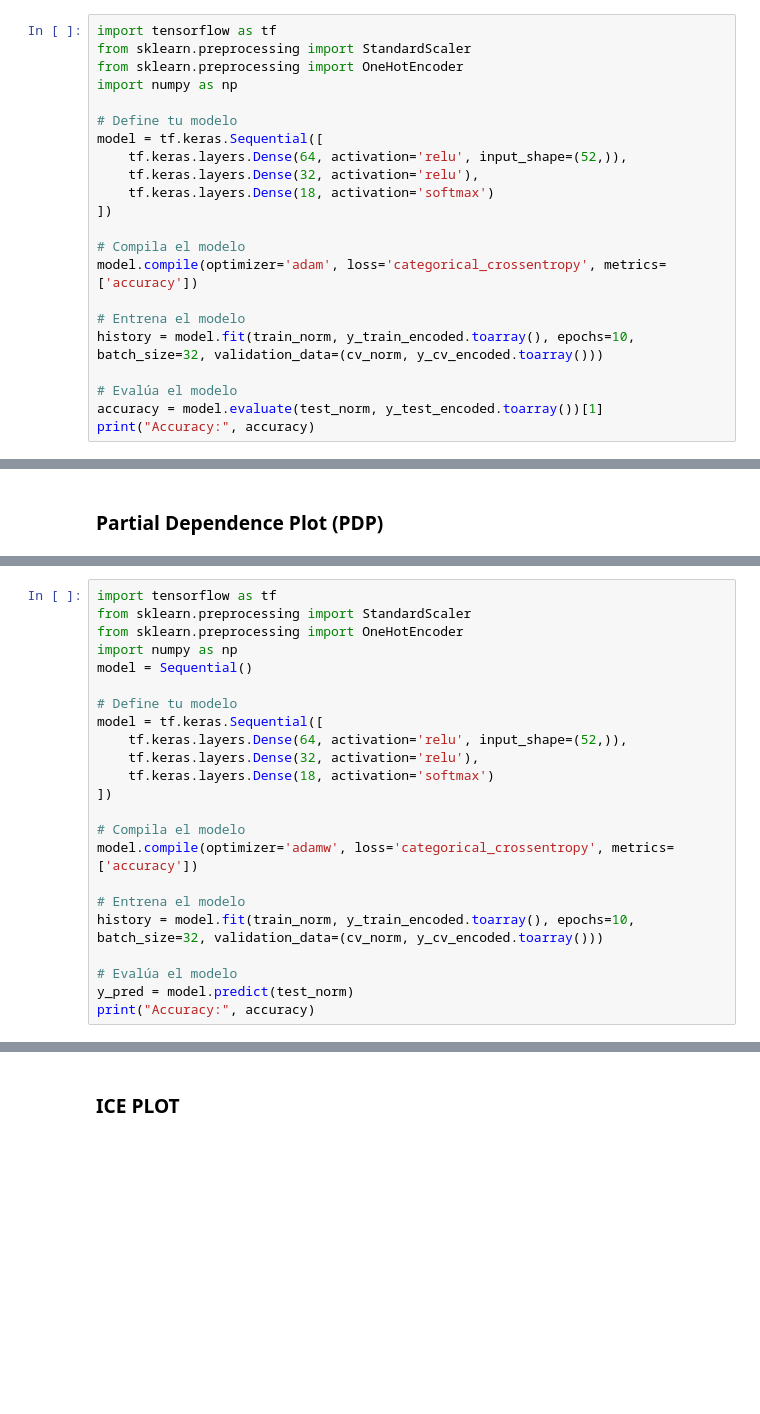
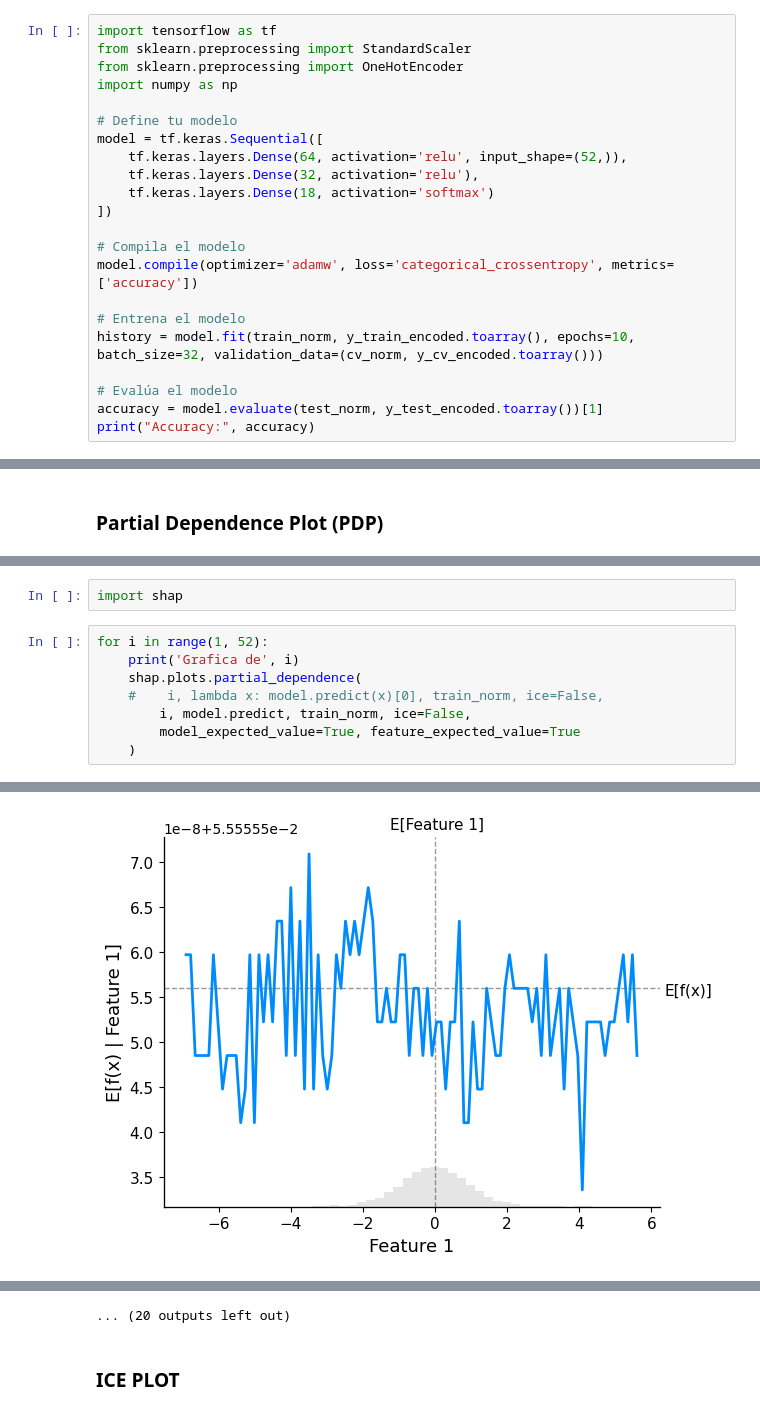
Before and after one commit to inmapercu/TFG, a Jupyter notebook: TEP.ipynb, the cells around one changed output, grey strips where cells are left out. Cells and saved outputs as stored; diff of their text form; blank space fills up the shorter version.

Commit message:
feat: new notebook for plot PDP and analyze behvior

```diff
--- a/TEP.ipynb
+++ b/TEP.ipynb
@@ -252,7 +252,7 @@ model = tf.keras.Sequential([
 ])
 
 # Compila el modelo
-model.compile(optimizer='adam', loss='categorical_crossentropy', metrics=['accuracy'])
+model.compile(optimizer='adamw', loss='categorical_crossentropy', metrics=['accuracy'])
 
 # Entrena el modelo
 history = model.fit(train_norm, y_train_encoded.toarray(), epochs=10, batch_size=32, validation_data=(cv_norm, y_cv_encoded.toarray()))
@@ -388,23 +330,0 @@ NotFittedError: This Sequential instance is not fitted yet. Call 'fit' with appr
-# %%
-import tensorflow as tf
-from sklearn.preprocessing import StandardScaler
-from sklearn.preprocessing import OneHotEncoder
-import numpy as np
-model = Sequential()
-
-# Define tu modelo
-model = tf.keras.Sequential([
-    tf.keras.layers.Dense(64, activation='relu', input_shape=(52,)),
-    tf.keras.layers.Dense(32, activation='relu'),
-    tf.keras.layers.Dense(18, activation='softmax')
-])
-
-# Compila el modelo
-model.compile(optimizer='adamw', loss='categorical_crossentropy', metrics=['accuracy'])
-
-# Entrena el modelo
-history = model.fit(train_norm, y_train_encoded.toarray(), epochs=10, batch_size=32, validation_data=(cv_norm, y_cv_encoded.toarray()))
-
-# Evalúa el modelo
-y_pred = model.predict(test_norm)
-print("Accuracy:", accuracy)
@@ -477,0 +364,11 @@ plt.show()
+# %%
+import shap
+# %%
+for i in range(1, 52):
+    print('Grafica de', i)
+    shap.plots.partial_dependence(
+    #    i, lambda x: model.predict(x)[0], train_norm, ice=False,
+        i, model.predict, train_norm, ice=False,
+        model_expected_value=True, feature_expected_value=True
+    )
+# %% [output]
@@ -477,0 +392 @@ plt.show()
+[figure, added]
@@ -478,3 +483,4 @@ plt.show()
+... (20 outputs left out)
 # %% [markdown]
 ### ICE PLOT
 # %%
```
Also changed, not shown: parts of 18 cells of this notebook, 2 other files.
